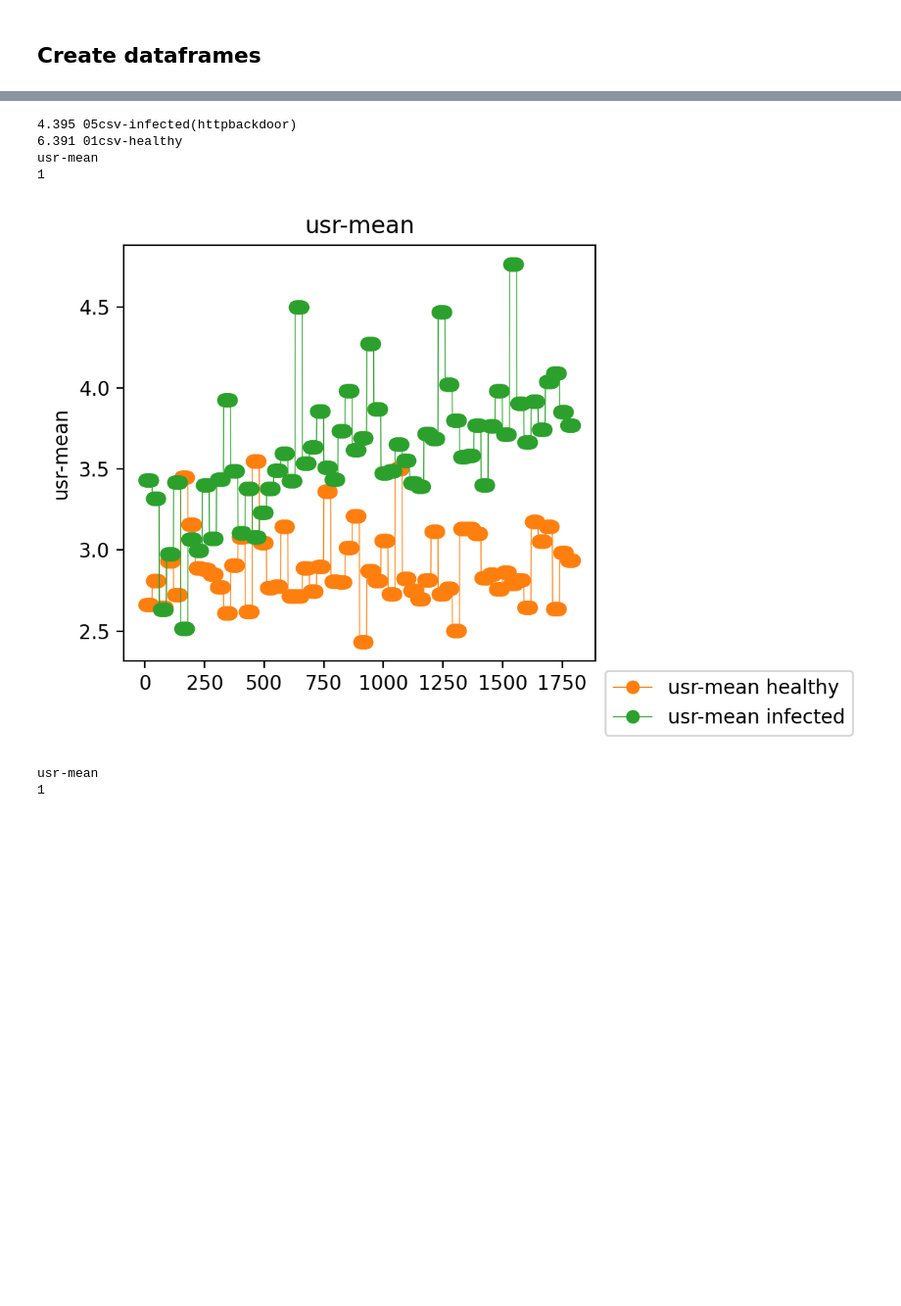
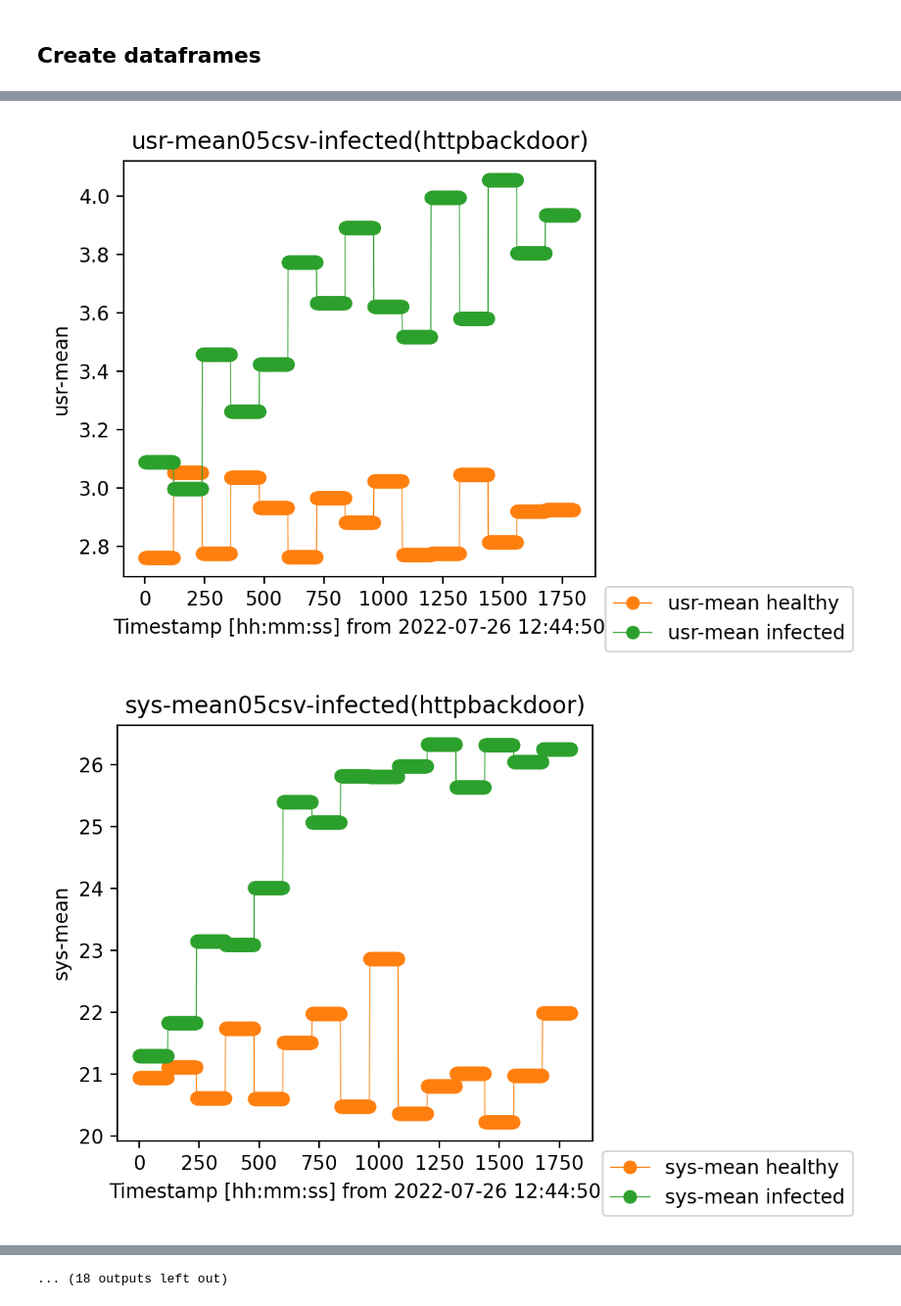
Before and after one commit to HuberNicolas/MTDStrategySelectionAgent, a Jupyter notebook: visualizer.ipynb, the cells around one changed output, grey strips where cells are left out. Shown at 98% size. Saved outputs shown, nothing was run; the diff lists cells and outputs as text; code cells hidden in the pictures; blank space fills up the shorter version.

Commit message:
refactoring threshhold visualizer

```diff
--- a/visualizer.ipynb
+++ b/visualizer.ipynb
@@ -143,7 +138,7 @@ for (df, name) in zip(dfs, names):
 5.698 02csv-infected(BASHLITE)
 5.627 03csv-infected(Ransomware)
 # %%
-WINDOWS = [30, 60, 120]
+WINDOWS = [120]
 INFECTED = [0, 3, 4] # positions of the infected datasets
 HEALTHY = [1] # position of the healthy dataset
 
@@ -152,36 +147,40 @@ dfs[HEALTHY[0]].reset_index(inplace=True)
 
 # export col names for labeling
 cols = dfs[HEALTHY[0]].columns.values.tolist()
 cols = cols[1:] # remove time col
 
 for infIndex in INFECTED:
     # debug only
     # print(dfs[infIndex]['usr'].iloc[0],names[infIndex])
     # print(dfs[HEALTHY[0]]['usr'].iloc[0],names[HEALTHY[0]])
 
     # reset index
+    startDate = dfs[infIndex].index[0]
     dfs[infIndex].reset_index(inplace=True)
+    path = 'plots/'+names[infIndex]
+    os.makedirs(path)
     for i in cols:
 
         str = i + '-mean'
         for window in WINDOWS:
-            print(str)
-            print(HEALTHY[0])
+            #print(str)
+            #print(HEALTHY[0])
             dfs[HEALTHY[0]][str]  = dfs[HEALTHY[0]][i].rolling(window).mean()[window-1::window]
             dfs[HEALTHY[0]][str].bfill(inplace = True)
             dfs[infIndex][str]  = dfs[infIndex][i].rolling(window).mean()[window-1::window]
             dfs[infIndex][str].bfill(inplace = True)
 
-
             plt.figure(dpi=200)
             plt.title(label=str)
             dfs[HEALTHY[0]][str].plot(marker="o", color=COLORS[1], linestyle='-', linewidth=0.5, label= str + " healthy")
             dfs[infIndex][str].plot(marker="o", color=COLORS[2], linestyle='-', linewidth=0.5, label= str + " infected")
-            #plt.xlabel('Timestamp [hh:mm:ss] from {}'.format(startDate))
+            plt.xlabel('Timestamp [hh:mm:ss] from {}'.format(startDate))
             plt.ylabel(str)
             plt.legend(loc='upper left', bbox_to_anchor=(1, 0))
             plt.tight_layout()
-            plt.title(str)
-            plt.savefig('plots/'+str+'{}'.format(window), facecolor='white', transparent=False)
+            plt.title(str + names[infIndex])
+            plt.savefig(path+'/'+str+'-'+names[infIndex]+'{}'.format(window), facecolor='white', transparent=False)
             plt.show()
 # %% [output]
+[figure, new version]
+[figure, new version]
@@ -188,7 +197 @@ for infIndex in INFECTED:
-4.395 05csv-infected(httpbackdoor)
-6.391 01csv-healthy
-usr-mean
-1
+... (18 outputs left out)
-[figure, old version]
-usr-mean
-1
```
Also changed, not shown: parts of 2 cells of this notebook.
